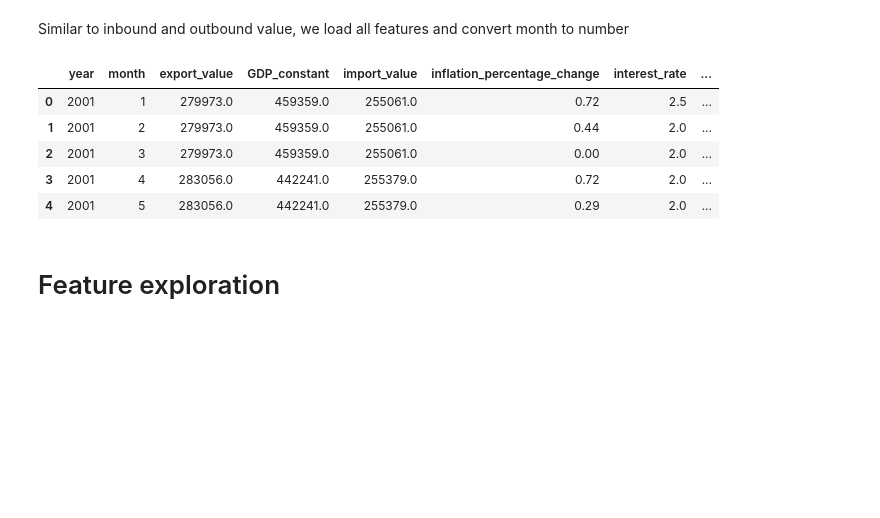
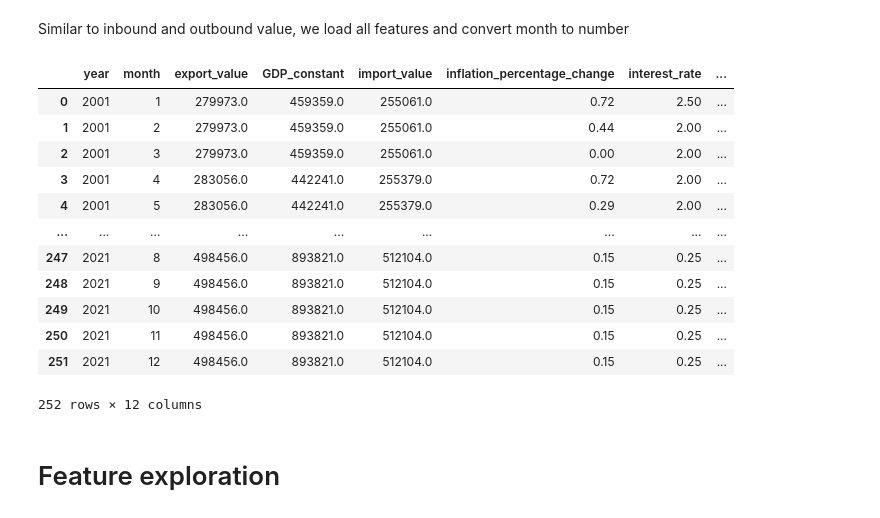
Before and after one commit to n-pitabread/container_forcast, a Jupyter notebook: container-throughput-forcast.ipynb, the cells around one changed output. Saved outputs shown, nothing was run; the diff lists cells and outputs as text; code cells hidden in the pictures; blank space fills up the shorter version.

```diff
--- a/container-throughput-forcast.ipynb
+++ b/container-throughput-forcast.ipynb
@@ -61,19 +61,26 @@ Similar to inbound and outbound value, we load all features and convert month to
 # %%
 features_df = pd.read_csv("../input/thai-container-throughput/features.csv")
 features_df = features_df.drop('id', axis=1)
 
 
 features_df['month'] = features_df['month'].map(lambda x: month_to_int[x])
 features_df = features_df.interpolate(axis=0)
 
-features_df.head()
+features_df
 # %% [output]
 |  | year | month | export_value | GDP_constant | import_value | inflation_percentage_change | interest_rate | ... |
-| 0 | 2001 | 1 | 279973.0 | 459359.0 | 255061.0 | 0.72 | 2.5 | ... |
-| 1 | 2001 | 2 | 279973.0 | 459359.0 | 255061.0 | 0.44 | 2.0 | ... |
-| 2 | 2001 | 3 | 279973.0 | 459359.0 | 255061.0 | 0.00 | 2.0 | ... |
-| 3 | 2001 | 4 | 283056.0 | 442241.0 | 255379.0 | 0.72 | 2.0 | ... |
-| 4 | 2001 | 5 | 283056.0 | 442241.0 | 255379.0 | 0.29 | 2.0 | ... |
+| 0 | 2001 | 1 | 279973.0 | 459359.0 | 255061.0 | 0.72 | 2.50 | ... |
+| 1 | 2001 | 2 | 279973.0 | 459359.0 | 255061.0 | 0.44 | 2.00 | ... |
+| 2 | 2001 | 3 | 279973.0 | 459359.0 | 255061.0 | 0.00 | 2.00 | ... |
+| 3 | 2001 | 4 | 283056.0 | 442241.0 | 255379.0 | 0.72 | 2.00 | ... |
+| 4 | 2001 | 5 | 283056.0 | 442241.0 | 255379.0 | 0.29 | 2.00 | ... |
+| ... | ... | ... | ... | ... | ... | ... | ... | ... |
+| 247 | 2021 | 8 | 498456.0 | 893821.0 | 512104.0 | 0.15 | 0.25 | ... |
+| 248 | 2021 | 9 | 498456.0 | 893821.0 | 512104.0 | 0.15 | 0.25 | ... |
+| 249 | 2021 | 10 | 498456.0 | 893821.0 | 512104.0 | 0.15 | 0.25 | ... |
+| 250 | 2021 | 11 | 498456.0 | 893821.0 | 512104.0 | 0.15 | 0.25 | ... |
+| 251 | 2021 | 12 | 498456.0 | 893821.0 | 512104.0 | 0.15 | 0.25 | ... |
+252 rows × 12 columns
 # %% [markdown]
 # Feature exploration
 # %% [markdown]
```
Also changed, not shown: parts of 31 cells of this notebook.
